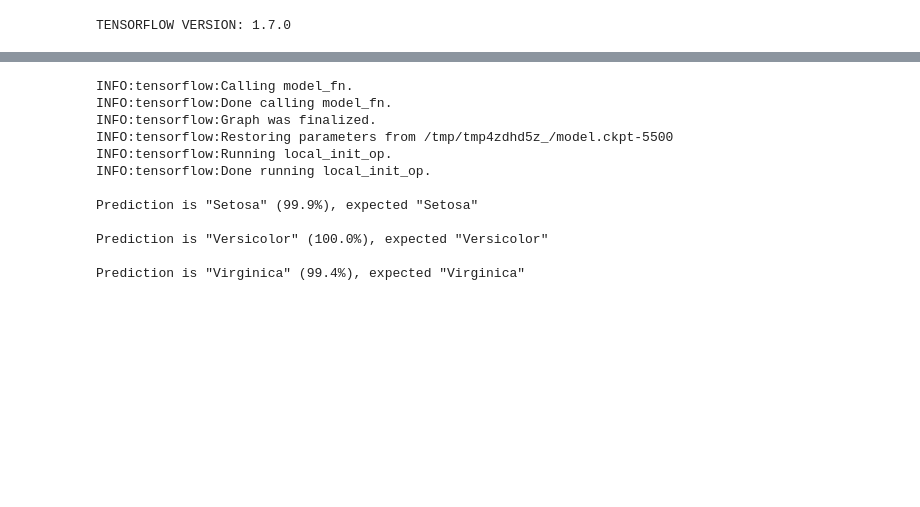
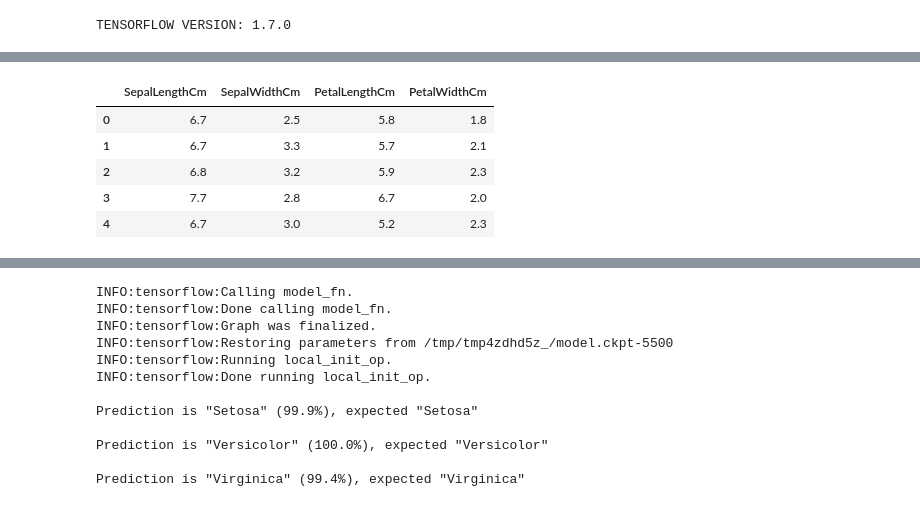
Before and after one commit to contractorwolf/tensorflow-irisdataset, a Jupyter notebook: Iris_Colab.ipynb, the cells around one changed output, grey strips where cells are left out. Saved outputs shown, nothing was run; the diff lists cells and outputs as text; code cells hidden in the pictures; blank space fills up the shorter version.

```diff
--- a/Iris_Colab.ipynb
+++ b/Iris_Colab.ipynb
@@ -30,0 +111,13 @@ TRAIN_STEPS = 500
+# %%
+# remove the species column so that you can scale the rest of the values
+# the values are already stored in y variable
+# *** convert this to X values here, for clarity?
+data_features = df.drop('Species', inplace=False, axis=1)
+data_features.head()
+# %% [output]
+|  | SepalLengthCm | SepalWidthCm | PetalLengthCm | PetalWidthCm |
+| 0 | 6.7 | 2.5 | 5.8 | 1.8 |
+| 1 | 6.7 | 3.3 | 5.7 | 2.1 |
+| 2 | 6.8 | 3.2 | 5.9 | 2.3 |
+| 3 | 7.7 | 2.8 | 6.7 | 2.0 |
+| 4 | 6.7 | 3.0 | 5.2 | 2.3 |
```
Also changed, not shown: parts of 22 cells of this notebook.
